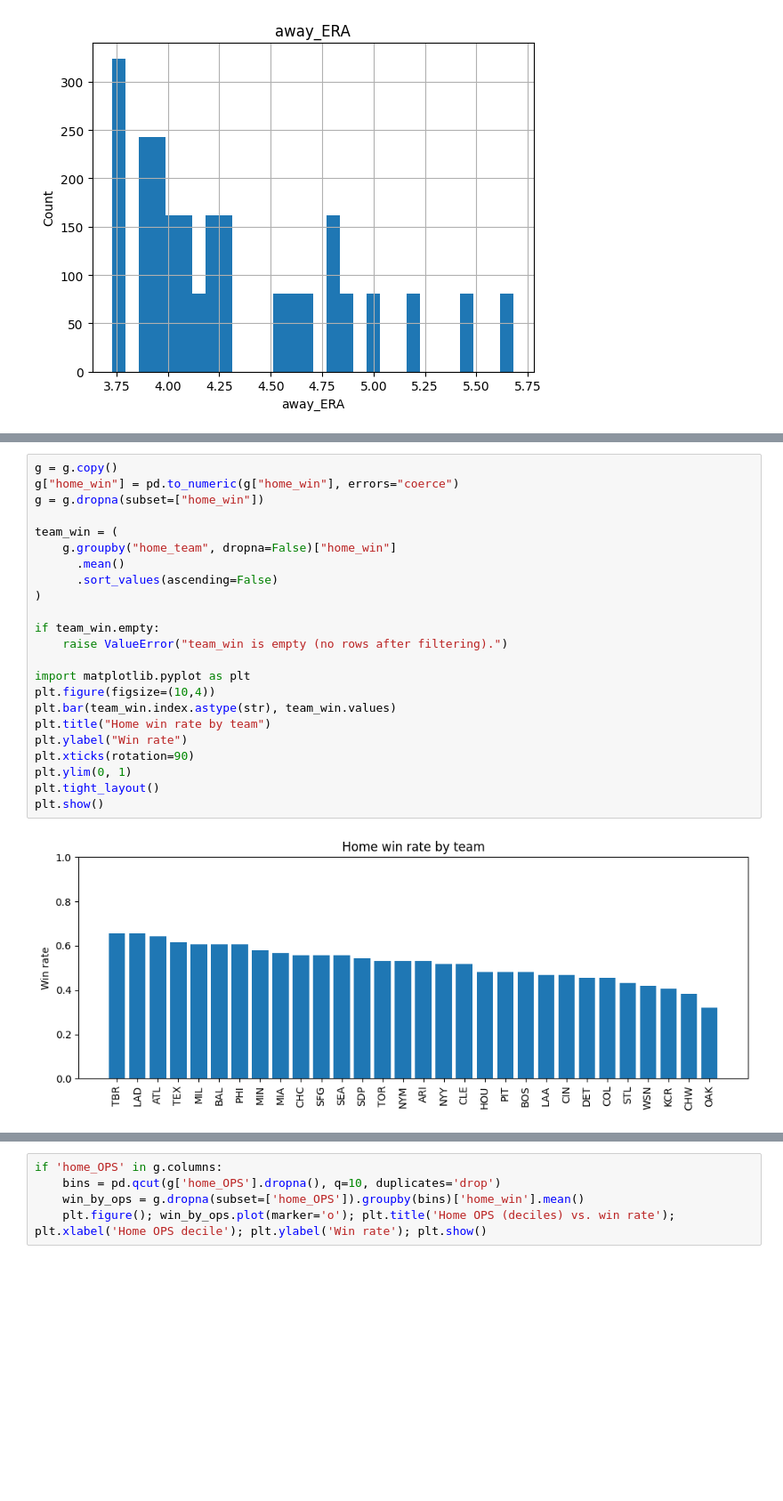
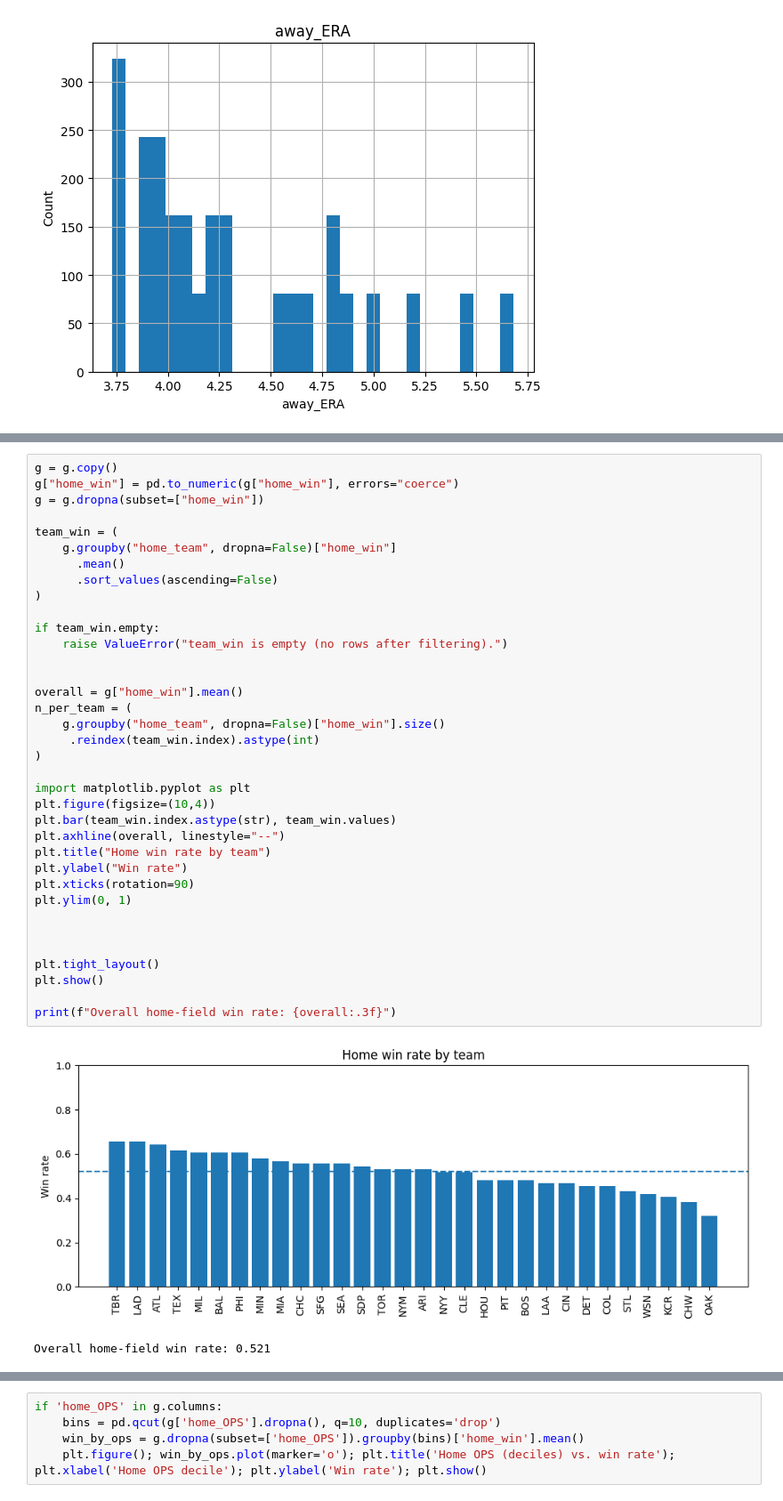
Before and after one commit to sophia-vo/CSE-151A-Group-Project, a Jupyter notebook: notebooks/milestone2_exploration.ipynb, the cells around one changed output, grey strips where cells are left out. Shown: that part at 89% size. Saved outputs shown, nothing was run; the diff lists cells and outputs as text; blank space fills up the shorter version.

```diff
--- a/notebooks/milestone2_exploration.ipynb
+++ b/notebooks/milestone2_exploration.ipynb
@@ -463,25 +471,39 @@ Home win rate: 0.521
 # %%
 g = g.copy()
 g["home_win"] = pd.to_numeric(g["home_win"], errors="coerce")
 g = g.dropna(subset=["home_win"])
 
 team_win = (
     g.groupby("home_team", dropna=False)["home_win"]
       .mean()
       .sort_values(ascending=False)
 )
 
 if team_win.empty:
     raise ValueError("team_win is empty (no rows after filtering).")
 
+
+overall = g["home_win"].mean()
+n_per_team = (
+    g.groupby("home_team", dropna=False)["home_win"].size()
+     .reindex(team_win.index).astype(int)
+)
+
 import matplotlib.pyplot as plt
 plt.figure(figsize=(10,4))
 plt.bar(team_win.index.astype(str), team_win.values)
+plt.axhline(overall, linestyle="--")
 plt.title("Home win rate by team")
 plt.ylabel("Win rate")
 plt.xticks(rotation=90)
 plt.ylim(0, 1)
+
+
+
 plt.tight_layout()
 plt.show()
+
+print(f"Overall home-field win rate: {overall:.3f}")
 # %% [output]
-[figure, old version]
+[figure, new version]
+Overall home-field win rate: 0.521
```
Also changed, not shown: parts of 3 cells of this notebook, 1 other file.
